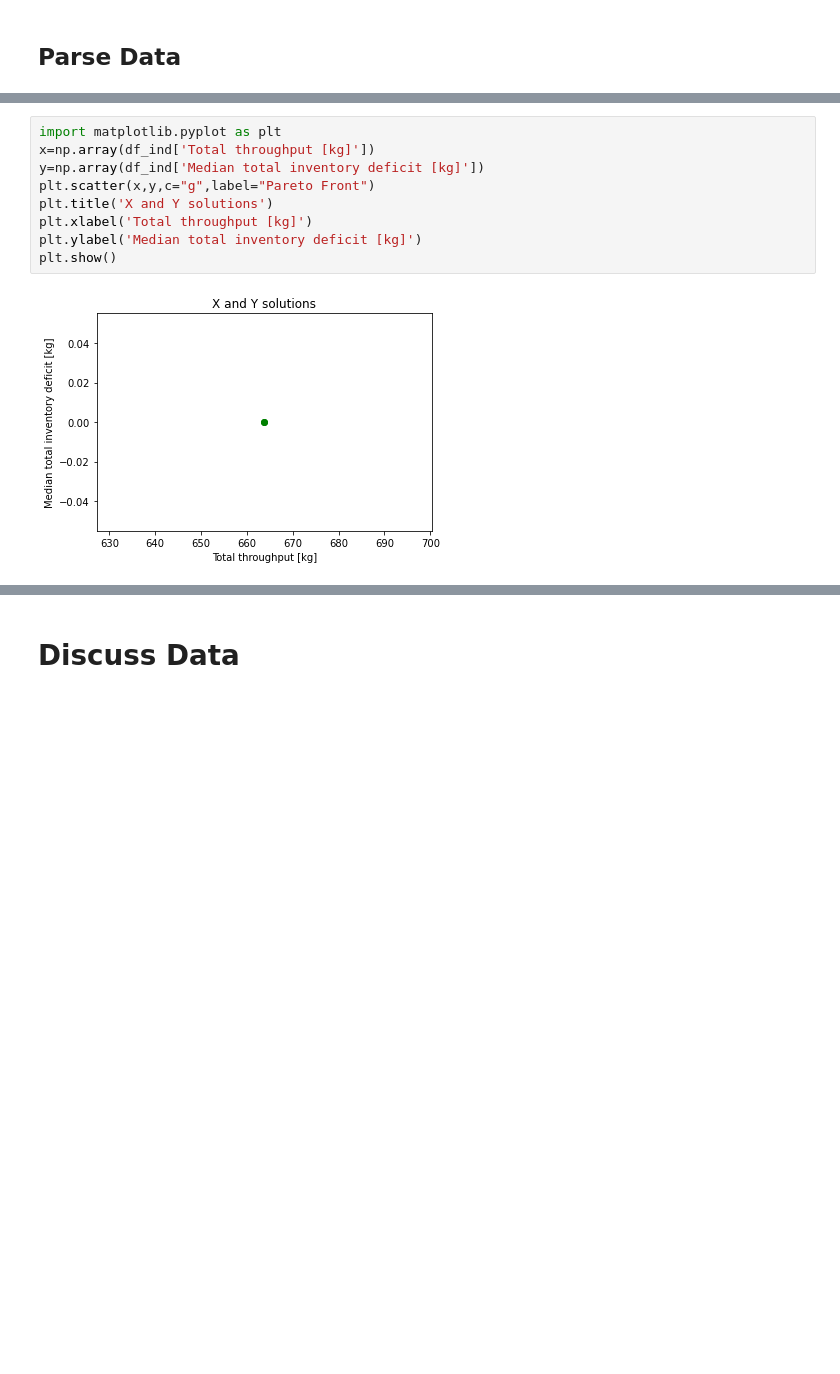
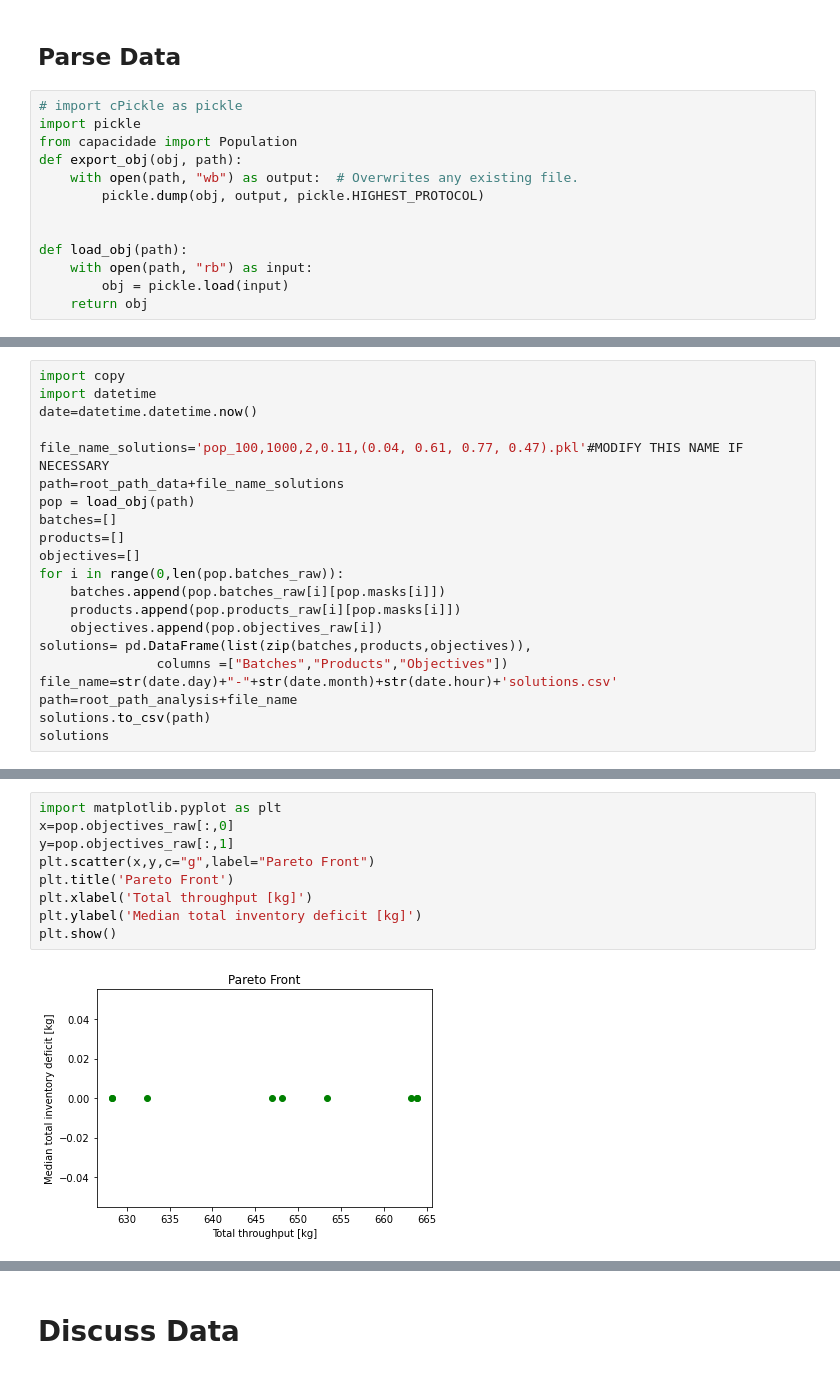
Before and after one commit to DTKx/capacityplanpy, a Jupyter notebook: 02_implementacao/parse_raw.ipynb, the cells around one changed output, grey strips where cells are left out. Saved outputs shown, nothing was run; the diff lists cells and outputs as text; blank space fills up the shorter version.

Commit message:
Main code was not modified, but the analysis code was extended to parse poopulation data

```diff
--- a/02_implementacao/parse_raw.ipynb
+++ b/02_implementacao/parse_raw.ipynb
@@ -17,6 +17,19 @@ root_path_data="C:\\Users\\Debora\\Documents\\01_UFU_local\\01_comp_evolutiva\\0
 root_path_analysis="C:\\Users\\Debora\\Documents\\01_UFU_local\\01_comp_evolutiva\\05_trabalho3\\01_dados\\02_analysis\\01_implementation\\"
 # %% [markdown]
 ## Parse Data
+# %%
+# import cPickle as pickle
+import pickle
+from capacidade import Population
+def export_obj(obj, path):
+    with open(path, "wb") as output:  # Overwrites any existing file.
+        pickle.dump(obj, output, pickle.HIGHEST_PROTOCOL)
+
+
+def load_obj(path):
+    with open(path, "rb") as input:
+        obj = pickle.load(input)
+    return obj
 # %%
 # # Export table to txt for latex
 # root_path_report = "C:\\Users\\debor\\Documents\\01_UFU_local\\01_comp_evolutiva\\01_trabalho_1\\03_relatorio\\template-latex\\tables\\"
@@ -62,0 +84,21 @@ df_ind
+# %%
+import copy
+import datetime
+date=datetime.datetime.now()
+
+file_name_solutions='pop_100,1000,2,0.11,(0.04, 0.61, 0.77, 0.47).pkl'#MODIFY THIS NAME IF NECESSARY
+path=root_path_data+file_name_solutions
+pop = load_obj(path)
+batches=[]
+products=[]
+objectives=[]
+for i in range(0,len(pop.batches_raw)):
+    batches.append(pop.batches_raw[i][pop.masks[i]])
+    products.append(pop.products_raw[i][pop.masks[i]])
+    objectives.append(pop.objectives_raw[i])
+solutions= pd.DataFrame(list(zip(batches,products,objectives)),
+               columns =["Batches","Products","Objectives"])
+file_name=str(date.day)+"-"+str(date.month)+str(date.hour)+'solutions.csv'
+path=root_path_analysis+file_name
+solutions.to_csv(path)
+solutions
@@ -63,11 +118,11 @@ df_ind
 # %%
 import matplotlib.pyplot as plt
-x=np.array(df_ind['Total throughput [kg]'])
-y=np.array(df_ind['Median total inventory deficit [kg]'])
+x=pop.objectives_raw[:,0]
+y=pop.objectives_raw[:,1]
 plt.scatter(x,y,c="g",label="Pareto Front")
-plt.title('X and Y solutions')
+plt.title('Pareto Front')
 plt.xlabel('Total throughput [kg]')
 plt.ylabel('Median total inventory deficit [kg]')
 plt.show()
 # %% [output]
-[figure, old version]
+[figure, new version]
```
Also changed, not shown: parts of 19 cells of this notebook, 4 other files.
